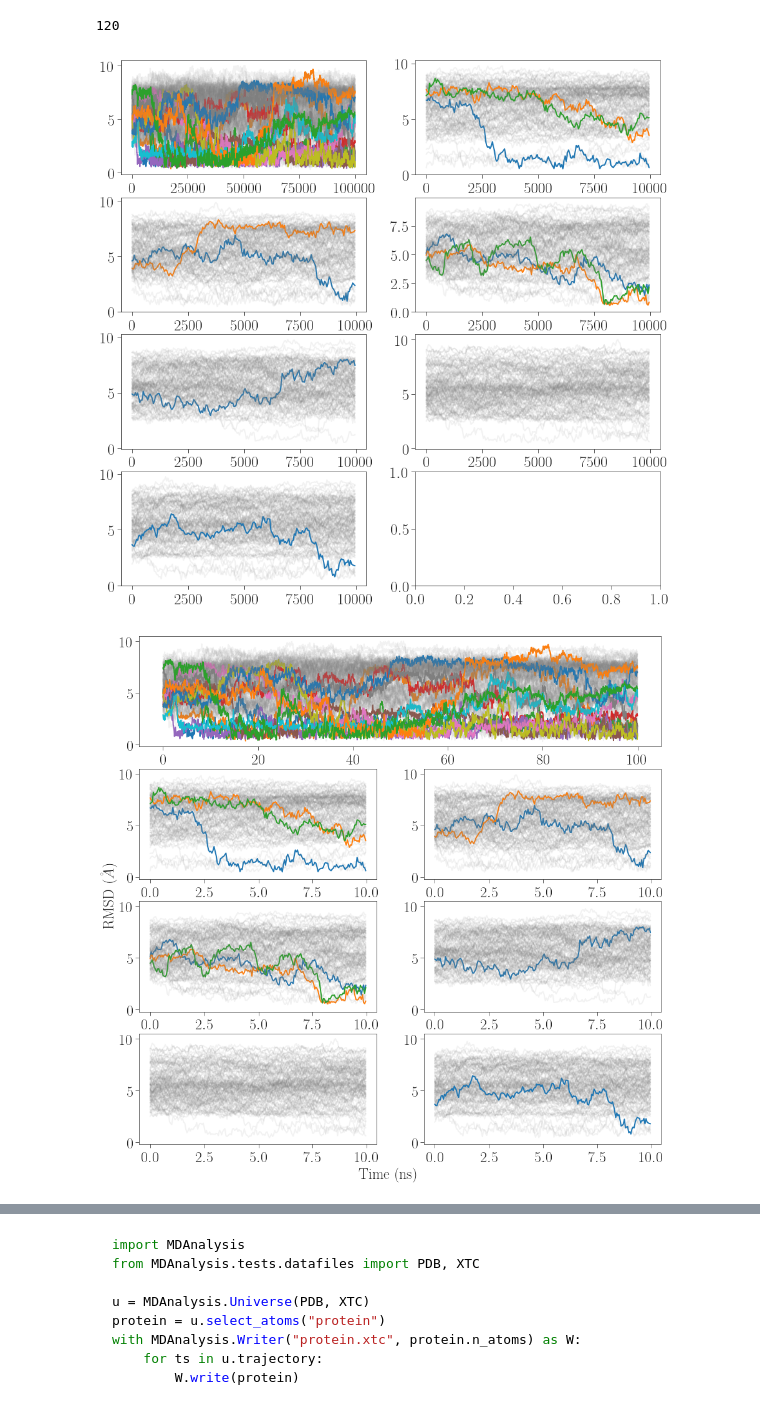
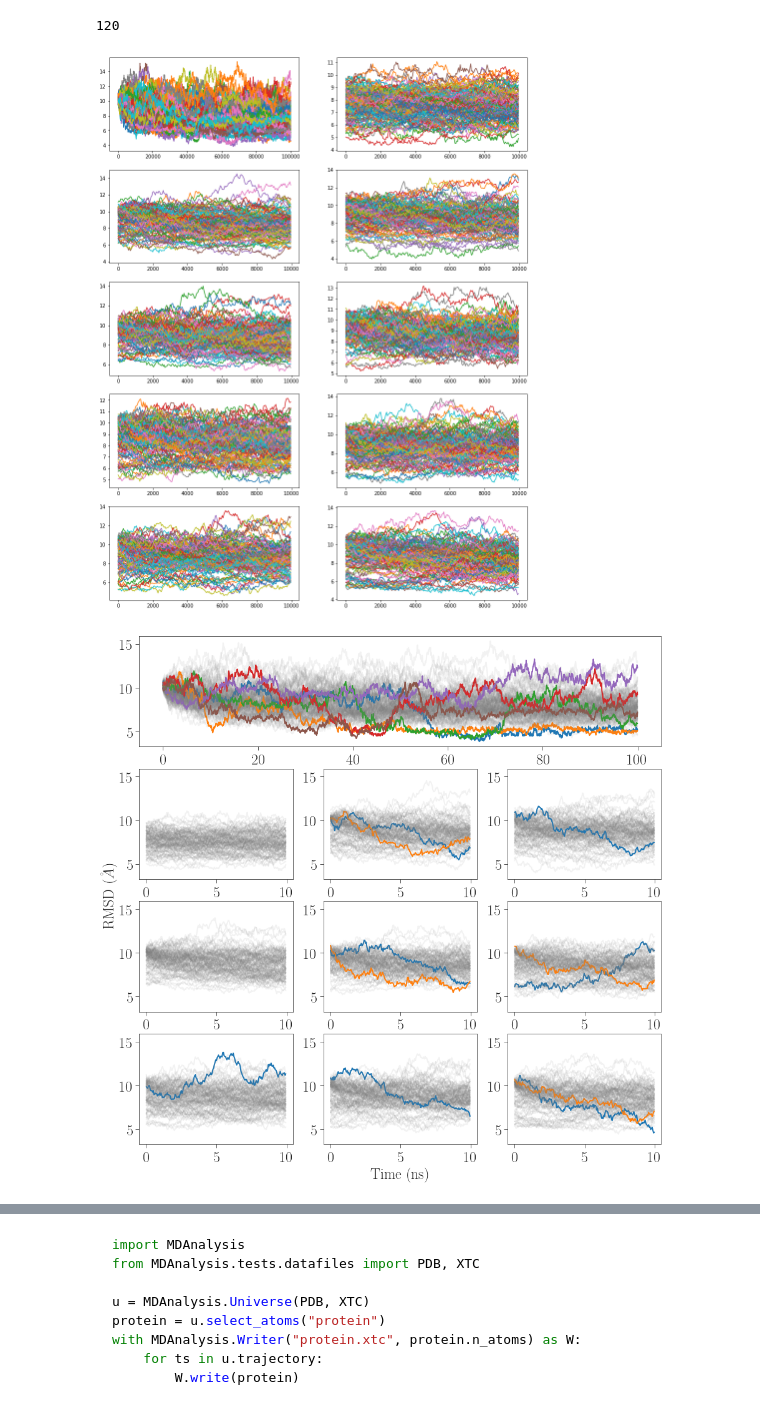
Before and after one commit to hengma1001/biophys_analysis, a Jupyter notebook: RMSD.ipynb, the cells around one changed output, grey strips where cells are left out. Saved outputs shown, nothing was run; the diff lists cells and outputs as text; code cells hidden in the pictures.

Commit message:
added RMSD frame output

```diff
--- a/RMSD.ipynb
+++ b/RMSD.ipynb
@@ -11,9 +11,9 @@ import MDAnalysis as mda
 from MDAnalysis.analysis import distances
 from MDAnalysis.analysis.rms import RMSD
 # %%
-pdb_file = '../MD_exps/fs-pep/pdb/fs-peptide.pdb'
+pdb_file = '../pdb/vhp1ww.pdb'
 
-traj_files = sorted(glob.glob('../MD_exps/fs-pep/omm_runs_*/output.dcd'))
+traj_files = sorted(glob.glob('../omm_results/omm_runs_*/output.dcd'))
 # %%
 rmsd_profs = []
 ref_traj = mda.Universe(pdb_file)
@@ -35,27 +35,28 @@ len(omm_1st_cont)
 # %% [output]
 120
 # %%
-fig, axes = plt.subplots(ncols=2,nrows=4, figsize=(15,15))
+fig, axes = plt.subplots(ncols=2,nrows=5, figsize=(15,20))
 n_traj = 0
-for i, ax in enumerate(axes.flatten()[:-1]):
+for i, ax in enumerate(axes.flatten()[:]):
     for j, rmsd in enumerate(rmsd_profs[120*i:120*(i+1)]):
-        if max(rmsd[:,2]) - min(rmsd[:,2]) > 5:
-            if len(rmsd[:,2]) <= 200:
-                transition = True
-                plot_setup = {'alpha' : 1}
-            else:
-                for k in range(len(rmsd) - 200):
-                    if max(rmsd[k:k+200, 2]) - min(rmsd[k:k+200, 2]) > 5 and min(rmsd[k:k+200, 2]) < 2:
-                        transition = True
-                        plot_setup = {'alpha' : 1}
-                        n_traj += 1
-                        break
-        else:
-            transition = False
-            plot_setup = {'alpha' : 0.1, 'color': 'gray'}
+#         if max(rmsd[:,2]) - min(rmsd[:,2]) > 5:
+#             if len(rmsd[:,2]) <= 200:
+#                 transition = True
+#                 plot_setup = {'alpha' : 1}
+#             else:
+#                 for k in range(len(rmsd) - 200):
+#                     if max(rmsd[k:k+200, 2]) - min(rmsd[k:k+200, 2]) > 5 and min(rmsd[k:k+200, 2]) < 2:
+#                         transition = True
+#                         plot_setup = {'alpha' : 1}
+#                         n_traj += 1
+#                         break
+#         else:
+#             transition = False
+#             plot_setup = {'alpha' : 0.1, 'color': 'gray'}
+        plot_setup = {'alpha' : 1}
         ax.plot(rmsd[:,1], rmsd[:,2], **plot_setup)
 # %% [output]
-[figure, old version]
+[figure, new version]
 # %%
 %run ~/.matplotlib.py
 # %%
@@ -63,9 +64,9 @@ fig = plt.figure(figsize=(15, 15))
 ax1 = plt.subplot(4, 1, 1)
 
 for j, rmsd in enumerate(rmsd_profs[0:120]):
-    if max(rmsd[:,2]) - min(rmsd[:,2]) > 5:
+    if max(rmsd[:,2]) - min(rmsd[:,2]) > 6:
         for k in range(len(rmsd) - 200):
-            if max(rmsd[k:k+200, 2]) - min(rmsd[k:k+200, 2]) > 5 and min(rmsd[k:k+200, 2]) < 2:
+            if max(rmsd[k:k+200, 2]) - min(rmsd[k:k+200, 2]) > 5 and min(rmsd[k:k+200, 2]) < 5:
                 transition = True
                 plot_setup = {'alpha' : 1}
                 break
@@ -78,8 +79,8 @@ y_setup = ax1.get_ylim()
 ax_list = [ax1]
 
 
-for i in range(6):
-    ax = plt.subplot(4, 2, i+3)
+for i in range(9):
+    ax = plt.subplot(4, 3, i+4)
     for j, rmsd in enumerate(rmsd_profs[120*(i+1):120*(i+2)]):
         if max(rmsd[:,2]) - min(rmsd[:,2]) > 5: # and min(rmsd[:,2]) < 2:
             transition = True
@@ -89,10 +90,10 @@ for i in range(6):
             plot_setup = {'alpha' : 0.1, 'color': 'gray'}
         ax.plot(rmsd[:,1]/1000, rmsd[:,2], **plot_setup)
         ax.set_ylim(y_setup)
-        ax_list += [ax]
+    ax_list += [ax]
 
-ax_list[-1].set_xlabel('Time (ns)', position=(-.15, 0))
-ax_list[3].set_ylabel(r'RMSD ($\AA$)', position=(0, -.15))
-fig.savefig('fsp.pdf', dpi=300, bbox_inches='tight')
+ax_list[-2].set_xlabel('Time (ns)')
+ax_list[1].set_ylabel(r'RMSD ($\AA$)', position=(0, -.15))
+fig.savefig('vhp.pdf', dpi=300, bbox_inches='tight')
 # %% [output]
-[figure, old version]
+[figure, new version]
```
Also changed, not shown: parts of 14 cells of this notebook.
